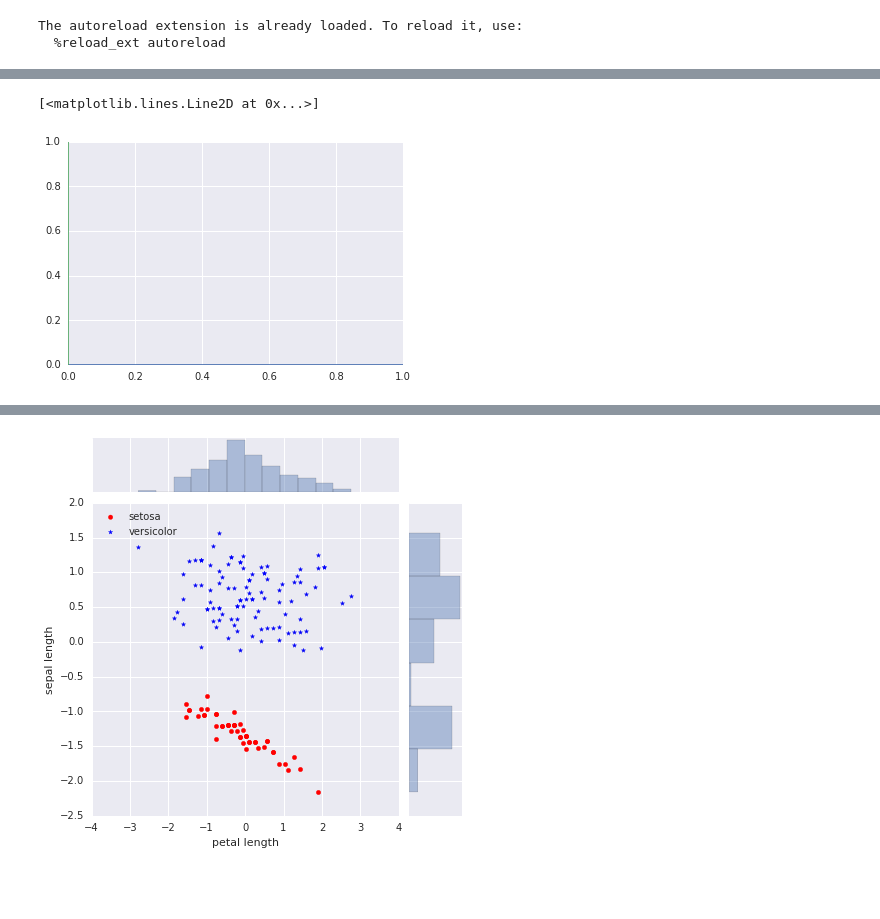
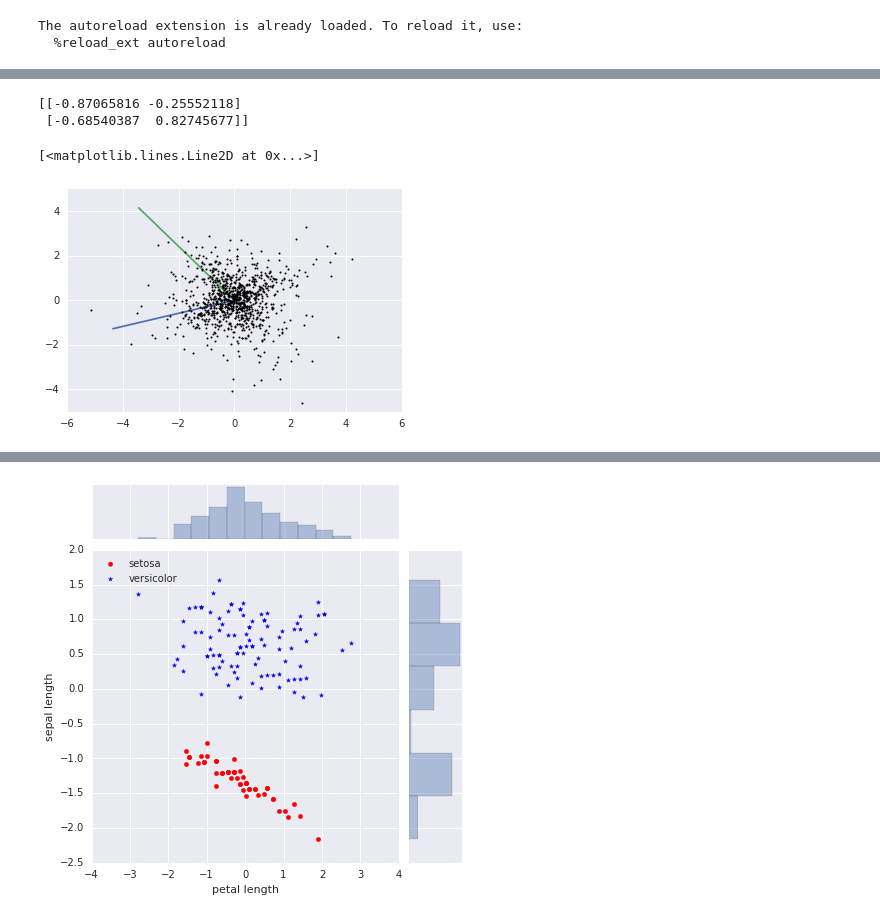
Before and after one commit to ShuangLiBCM/NNDL_Shuang, a Jupyter notebook: Multi_datasets_BCM_training_plotting.ipynb, the cells around one changed output, grey strips where cells are left out. Cells and saved outputs as stored; diff of their text form; code cells hidden in the pictures; blank space fills up the shorter version.

Commit message:
updated multidata plotting

```diff
--- a/Multi_datasets_BCM_training_plotting.ipynb
+++ b/Multi_datasets_BCM_training_plotting.ipynb
@@ -14,3 +16,6 @@ import pandas as pd
 import BCM
 import data_loader
 % matplotlib inline
+# %%
+# Load laplace data with 45 degree rotation
+Laplace_rt_wt,Laplace_w = data_loader.load_laplace(loc = 0, scale = 1, sample_size = 1000,dimension = 2,skew = False, whiten = True, rotation = True)
@@ -17,9 +26,14 @@ import data_loader
 # %%
-w = np.array([[1,0],[0,1]])
-w
-
-plt.plot([0,w[0][0]],[0,w[0][1]])
-plt.plot([0,w[1][0]],[0,w[1][1]])
+# Check orignal dimension
+print(Laplace_w)
+plt.figure()
+w_tmp = Laplace_w
+w_tmp = w_tmp * 5
+plt.plot([0,w_tmp[0][0]],[0,w_tmp[0][1]])
+plt.plot([0,w_tmp[1][0]],[0,w_tmp[1][1]])
+plt.plot(Laplace_rt_wt[:,0],Laplace_rt_wt[:,1],'.k', ms=4)
 # %% [output]
-[<matplotlib.lines.Line2D at 0x...>]
+[[-0.87065816 -0.25552118]
+ [-0.68540387  0.82745677]]
+[<matplotlib.lines.Line2D at 0x...>]
-[figure, old version]
+[figure, new version]
```
Also changed, not shown: parts of 7 cells of this notebook, 2 other files.
